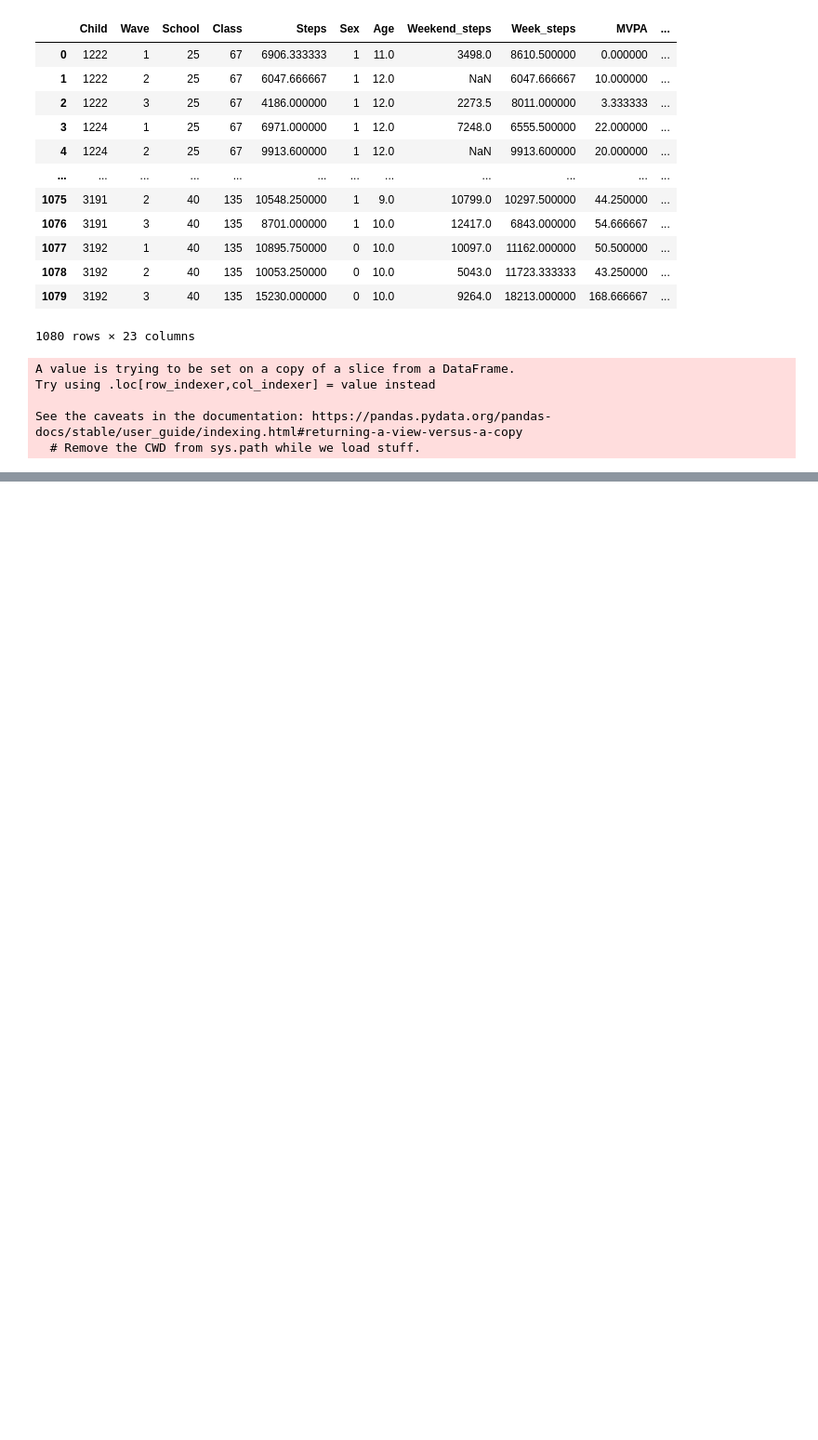
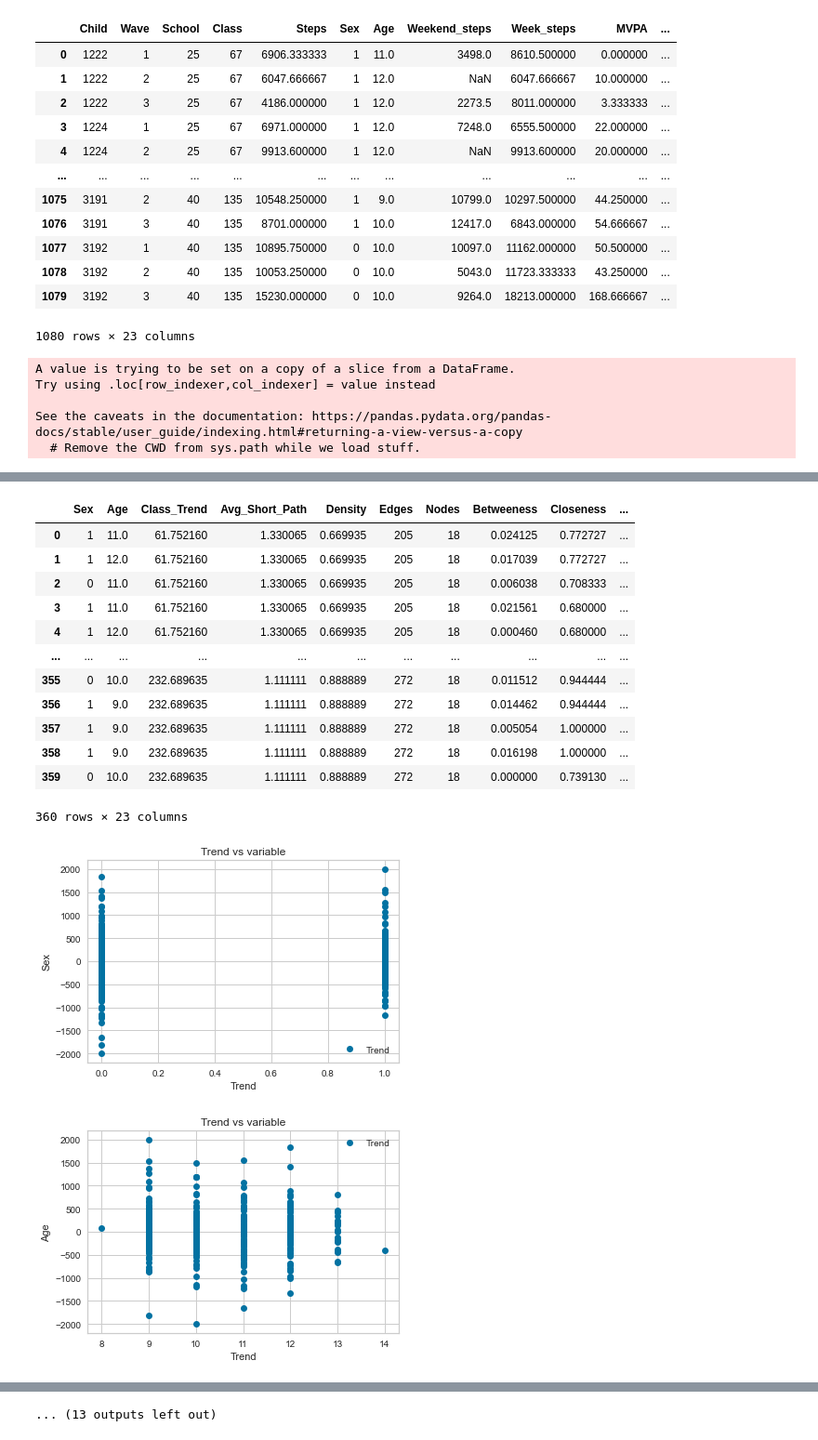
Before and after one commit to Shoarmin/baproject, a Jupyter notebook: code.ipynb, the cells around one changed output, grey strips where cells are left out. Shown at 93% size. Cells and saved outputs as stored; diff of their text form; code cells hidden in the pictures; blank space fills up the shorter version.

```diff
--- a/code.ipynb
+++ b/code.ipynb
@@ -647,0 +450,18 @@ TypeError: '(slice(None, None, None), 0)' is an invalid key
+# %%
+ipynb.fs.full.script.trend_correlation(X, y)
+# %% [output]
+|  | Sex | Age | Class_Trend | Avg_Short_Path | Density | Edges | Nodes | Betweeness | Closeness | ... |
+| 0 | 1 | 11.0 | 61.752160 | 1.330065 | 0.669935 | 205 | 18 | 0.024125 | 0.772727 | ... |
+| 1 | 1 | 12.0 | 61.752160 | 1.330065 | 0.669935 | 205 | 18 | 0.017039 | 0.772727 | ... |
+| 2 | 0 | 11.0 | 61.752160 | 1.330065 | 0.669935 | 205 | 18 | 0.006038 | 0.708333 | ... |
+| 3 | 1 | 11.0 | 61.752160 | 1.330065 | 0.669935 | 205 | 18 | 0.021561 | 0.680000 | ... |
+| 4 | 1 | 12.0 | 61.752160 | 1.330065 | 0.669935 | 205 | 18 | 0.000460 | 0.680000 | ... |
+| ... | ... | ... | ... | ... | ... | ... | ... | ... | ... | ... |
+| 355 | 0 | 10.0 | 232.689635 | 1.111111 | 0.888889 | 272 | 18 | 0.011512 | 0.944444 | ... |
+| 356 | 1 | 9.0 | 232.689635 | 1.111111 | 0.888889 | 272 | 18 | 0.014462 | 0.944444 | ... |
+| 357 | 1 | 9.0 | 232.689635 | 1.111111 | 0.888889 | 272 | 18 | 0.005054 | 1.000000 | ... |
+| 358 | 1 | 9.0 | 232.689635 | 1.111111 | 0.888889 | 272 | 18 | 0.016198 | 1.000000 | ... |
+| 359 | 0 | 10.0 | 232.689635 | 1.111111 | 0.888889 | 272 | 18 | 0.000000 | 0.739130 | ... |
+360 rows × 23 columns
+[figure, added]
+[figure, added]
@@ -648,3 +476,4 @@ TypeError: '(slice(None, None, None), 0)' is an invalid key
+... (13 outputs left out)
 # %%
 # do linear regression on trend by using density as variable
 temp = full_table_13
```
Also changed, not shown: parts of 13 cells of this notebook.
